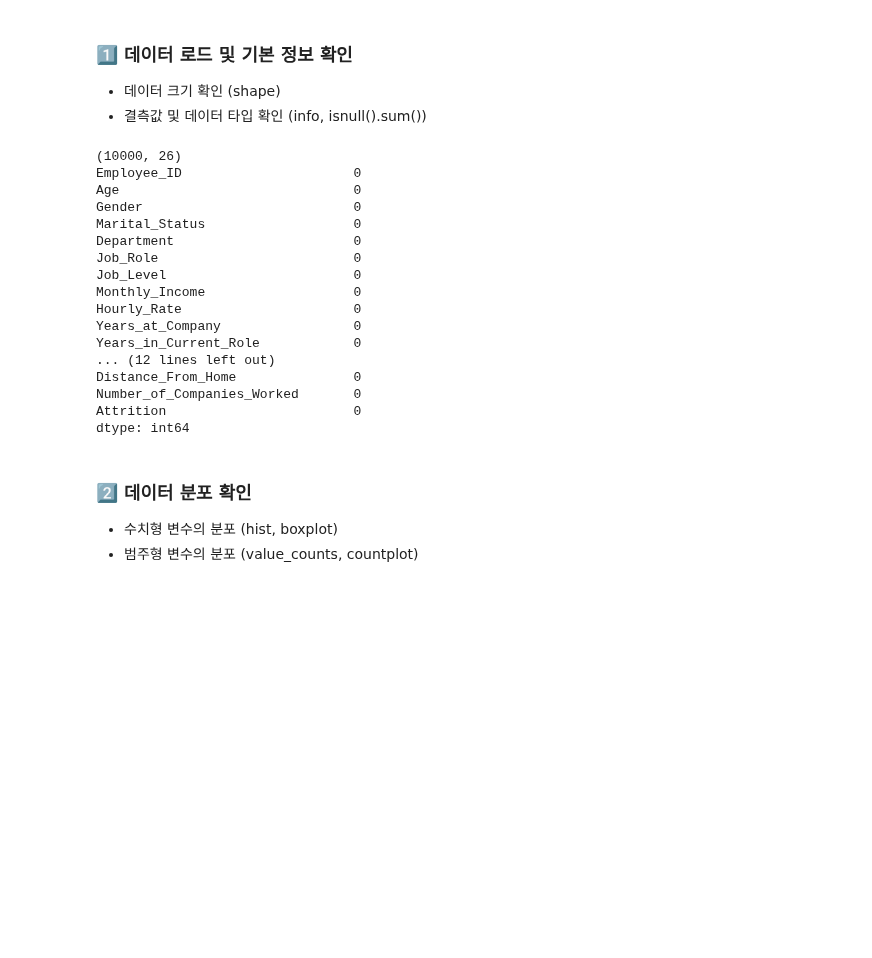
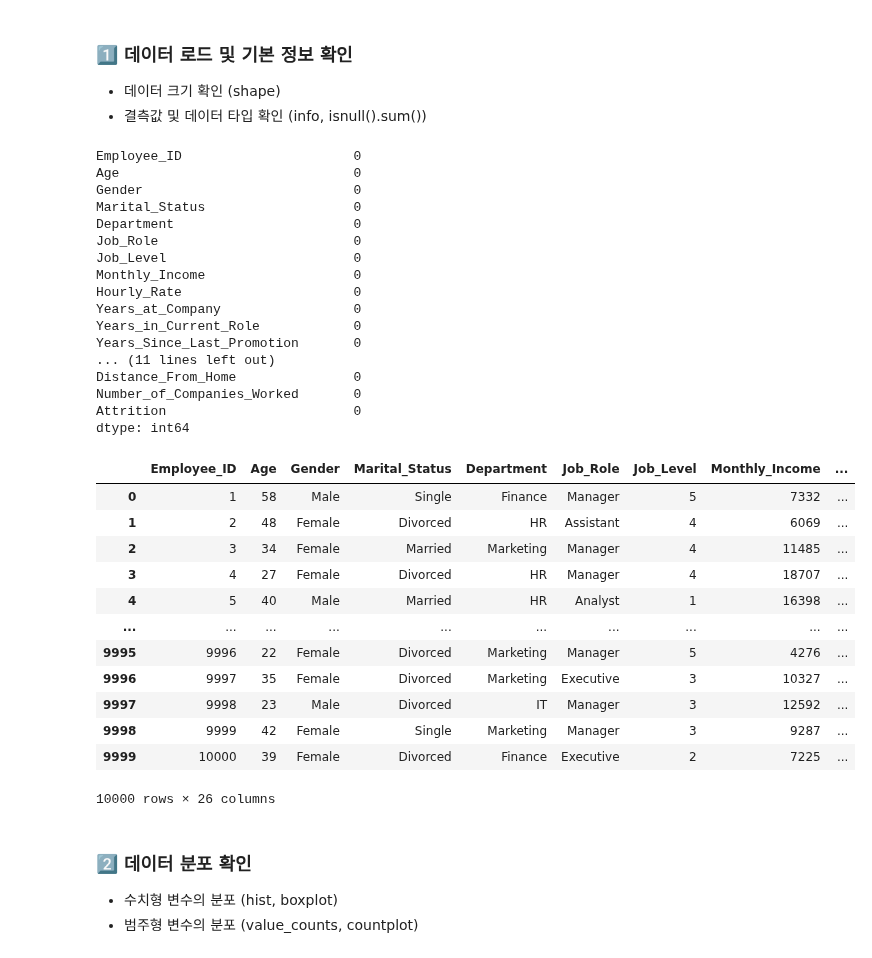
Before and after one commit to boostcampaitech7/level4-cv-finalproject-hackathon-cv-02-lv3, a Jupyter notebook: AutoML_Test/other_data/EDA.ipynb, the cells around one changed output. Cells and saved outputs as stored; diff of their text form; code cells hidden in the pictures; blank space fills up the shorter version.

```diff
--- a/AutoML/other_data/other_data.ipynb
+++ b/AutoML_Test/other_data/EDA.ipynb
@@ -8,29 +8,46 @@ import numpy as np
 # %%
 import pandas as pd
 
 data_path = "/data/ephemeral/home/Jungyeon/level4-cv-finalproject-hackathon-cv-02-lv3/AutoML/data/employee_attrition_dataset.csv"
 df = pd.read_csv(data_path)
 
-print(df.shape)
+# Attrition 변수 변환 (Yes -> 1, No -> 0)
+df["Attrition"] = df["Attrition"].map({"Yes": 1, "No": 0})
+
 print(df.isnull().sum())
+df.shape
+df
 # %% [output]
-(10000, 26)
 Employee_ID                      0
 Age                              0
 Gender                           0
 Marital_Status                   0
 Department                       0
 Job_Role                         0
 Job_Level                        0
 Monthly_Income                   0
 Hourly_Rate                      0
 Years_at_Company                 0
 Years_in_Current_Role            0
-... (12 lines left out)
+Years_Since_Last_Promotion       0
+... (11 lines left out)
 Distance_From_Home               0
 Number_of_Companies_Worked       0
 Attrition                        0
 dtype: int64
+|  | Employee_ID | Age | Gender | Marital_Status | Department | Job_Role | Job_Level | Monthly_Income | ... |
+| 0 | 1 | 58 | Male | Single | Finance | Manager | 5 | 7332 | ... |
+| 1 | 2 | 48 | Female | Divorced | HR | Assistant | 4 | 6069 | ... |
+| 2 | 3 | 34 | Female | Married | Marketing | Manager | 4 | 11485 | ... |
+| 3 | 4 | 27 | Female | Divorced | HR | Manager | 4 | 18707 | ... |
+| 4 | 5 | 40 | Male | Married | HR | Analyst | 1 | 16398 | ... |
+| ... | ... | ... | ... | ... | ... | ... | ... | ... | ... |
+| 9995 | 9996 | 22 | Female | Divorced | Marketing | Manager | 5 | 4276 | ... |
+| 9996 | 9997 | 35 | Female | Divorced | Marketing | Executive | 3 | 10327 | ... |
+| 9997 | 9998 | 23 | Male | Divorced | IT | Manager | 3 | 12592 | ... |
+| 9998 | 9999 | 42 | Female | Single | Marketing | Manager | 3 | 9287 | ... |
+| 9999 | 10000 | 39 | Female | Divorced | Finance | Executive | 2 | 7225 | ... |
+10000 rows × 26 columns
 # %% [markdown]
 ### 2️⃣ 데이터 분포 확인
 - 수치형 변수의 분포 (hist, boxplot)
```
Also changed, not shown: parts of 3 cells of this notebook, 11 other files.
